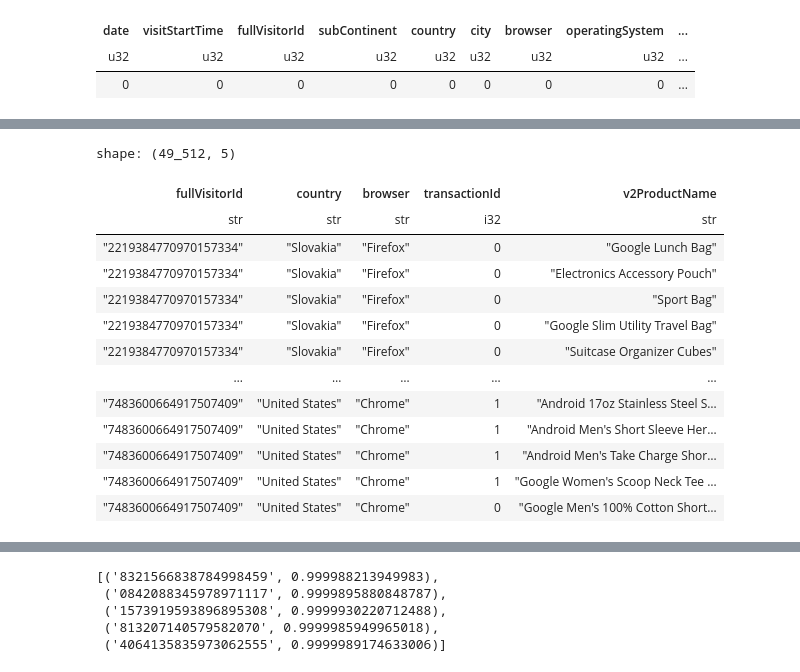
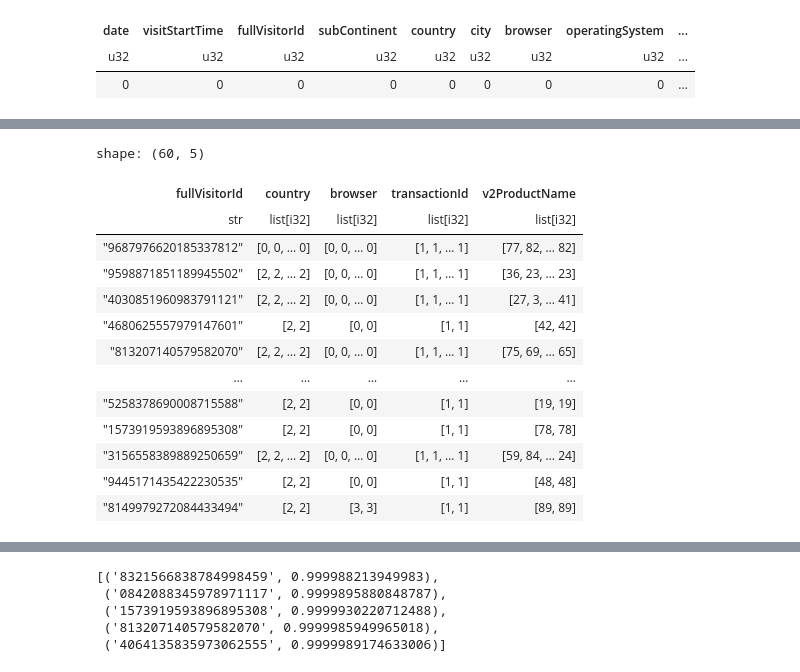
Before and after one commit to Andrew-Bordei/Data-Science, a Jupyter notebook: recommendation_system/notebooks/preprocessing.ipynb, the cells around one changed output, grey strips where cells are left out. Saved outputs shown, nothing was run; the diff lists cells and outputs as text; code cells hidden in the pictures.

```diff
--- a/recommendation_system/notebooks/preprocessing.ipynb
+++ b/recommendation_system/notebooks/preprocessing.ipynb
@@ -157,0 +154,3 @@ shape: (49_512, 13)
+# %%
+encoded_df = encoding(df)
+encoded_df
@@ -158,19 +172,21 @@ shape: (49_512, 13)
 # %%
-test_encoding = df_cleaned.select(pl.col('fullVisitorId'),pl.col('country'),
-                                  pl.col('browser'),pl.col('transactionId'),pl.col('v2ProductName'))
-test_encoding
+user_profiles = encoded_df.group_by(pl.col('fullVisitorId')).agg(
+    pl.col('country'), pl.col('browser'),
+    pl.col('transactionId'), pl.col('v2ProductName')
+)
+user_profiles
 # %% [output]
-shape: (49_512, 5)
+shape: (60, 5)
 | fullVisitorId | country | browser | transactionId | v2ProductName |
-| str | str | str | i32 | str |
-| "2219384770970157334" | "Slovakia" | "Firefox" | 0 | "Google Lunch Bag" |
-| "2219384770970157334" | "Slovakia" | "Firefox" | 0 | "Electronics Accessory Pouch" |
-| "2219384770970157334" | "Slovakia" | "Firefox" | 0 | "Sport Bag" |
-| "2219384770970157334" | "Slovakia" | "Firefox" | 0 | "Google Slim Utility Travel Bag" |
-| "2219384770970157334" | "Slovakia" | "Firefox" | 0 | "Suitcase Organizer Cubes" |
+| str | list[i32] | list[i32] | list[i32] | list[i32] |
+| "9687976620185337812" | [0, 0, … 0] | [0, 0, … 0] | [1, 1, … 1] | [77, 82, … 82] |
+| "9598871851189945502" | [2, 2, … 2] | [0, 0, … 0] | [1, 1, … 1] | [36, 23, … 23] |
+| "4030851960983791121" | [2, 2, … 2] | [0, 0, … 0] | [1, 1, … 1] | [27, 3, … 41] |
+| "4680625557979147601" | [2, 2] | [0, 0] | [1, 1] | [42, 42] |
+| "813207140579582070" | [2, 2, … 2] | [0, 0, … 0] | [1, 1, … 1] | [75, 69, … 65] |
 | … | … | … | … | … |
-| "7483600664917507409" | "United States" | "Chrome" | 1 | "Android 17oz Stainless Steel S… |
-| "7483600664917507409" | "United States" | "Chrome" | 1 | "Android Men's Short Sleeve Her… |
-| "7483600664917507409" | "United States" | "Chrome" | 1 | "Android Men's Take Charge Shor… |
-| "7483600664917507409" | "United States" | "Chrome" | 1 | "Google Women's Scoop Neck Tee … |
-| "7483600664917507409" | "United States" | "Chrome" | 0 | "Google Men's 100% Cotton Short… |
+| "5258378690008715588" | [2, 2] | [0, 0] | [1, 1] | [19, 19] |
+| "1573919593896895308" | [2, 2] | [0, 0] | [1, 1] | [78, 78] |
+| "3156558389889250659" | [2, 2, … 2] | [0, 0, … 0] | [1, 1, … 1] | [59, 84, … 24] |
+| "9445171435422230535" | [2, 2] | [0, 0] | [1, 1] | [48, 48] |
+| "8149979272084433494" | [2, 2] | [3, 3] | [1, 1] | [89, 89] |
```
Also changed, not shown: parts of 27 cells of this notebook, 1 other file.
